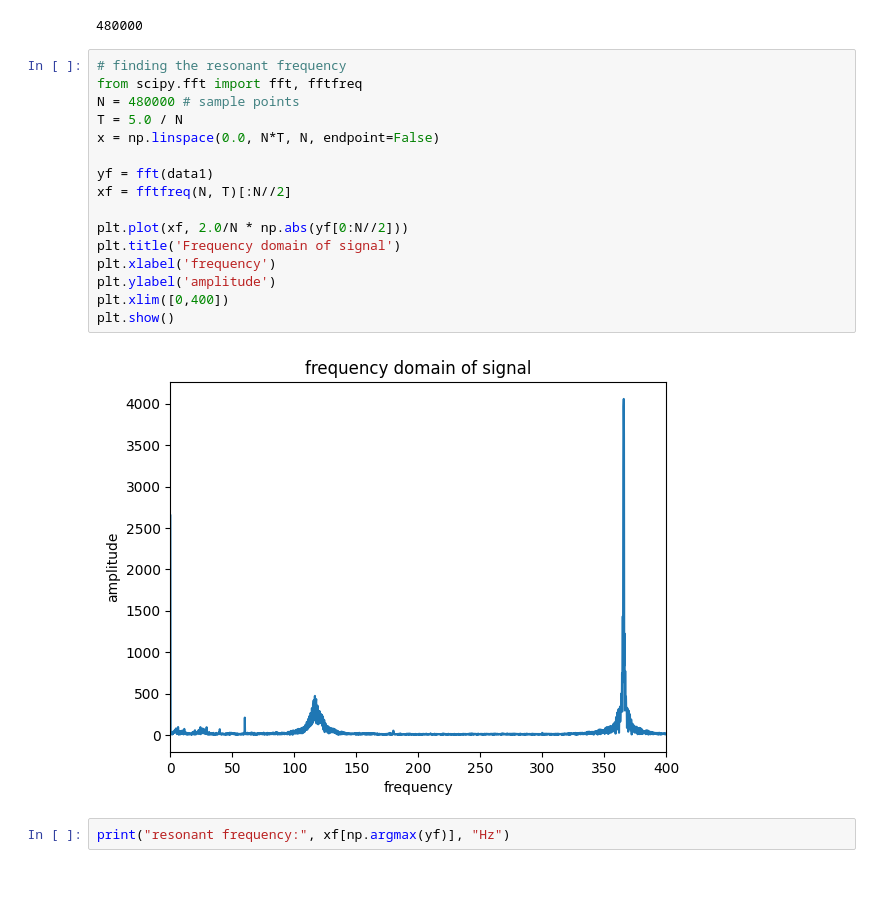
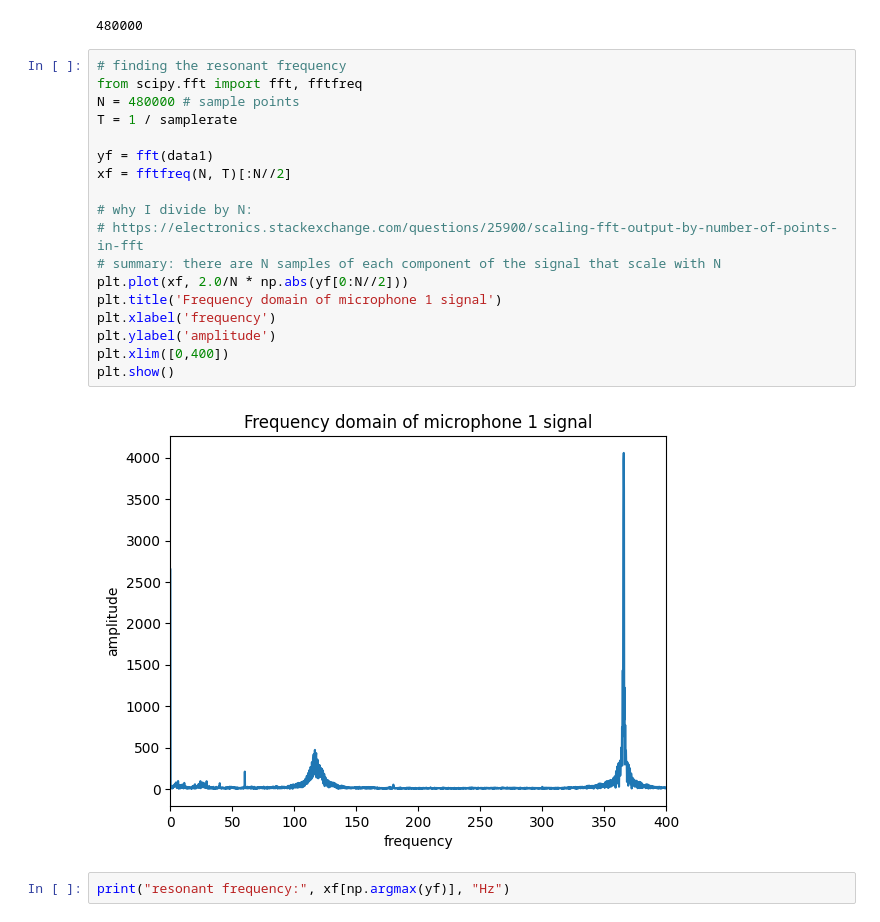
Before and after one commit to julianLapenna12/acoustic_radiation_modelling, a Jupyter notebook: notebooks/Ex1.acoustics.notebook.ipynb, the cells around one changed output. Cells and saved outputs as stored; diff of their text form; blank space fills up the shorter version.

```diff
--- a/notebooks/Ex1.acoustics.notebook.ipynb
+++ b/notebooks/Ex1.acoustics.notebook.ipynb
@@ -73,21 +54,23 @@ print(len(data1))
 # %%
 # finding the resonant frequency
 from scipy.fft import fft, fftfreq
 N = 480000 # sample points
-T = 5.0 / N
-x = np.linspace(0.0, N*T, N, endpoint=False)
+T = 1 / samplerate
 
 yf = fft(data1)
 xf = fftfreq(N, T)[:N//2]
 
+# why I divide by N:
+# https://electronics.stackexchange.com/questions/25900/scaling-fft-output-by-number-of-points-in-fft
+# summary: there are N samples of each component of the signal that scale with N
 plt.plot(xf, 2.0/N * np.abs(yf[0:N//2]))
-plt.title('Frequency domain of signal')
+plt.title('Frequency domain of microphone 1 signal')
 plt.xlabel('frequency')
 plt.ylabel('amplitude')
 plt.xlim([0,400])
 plt.show()
 # %% [output]
-[figure, old version]
+[figure, new version]
 # %%
 print("resonant frequency:", xf[np.argmax(yf)], "Hz")
 # %% [output]
```
Also changed, not shown: parts of 15 cells of this notebook.
